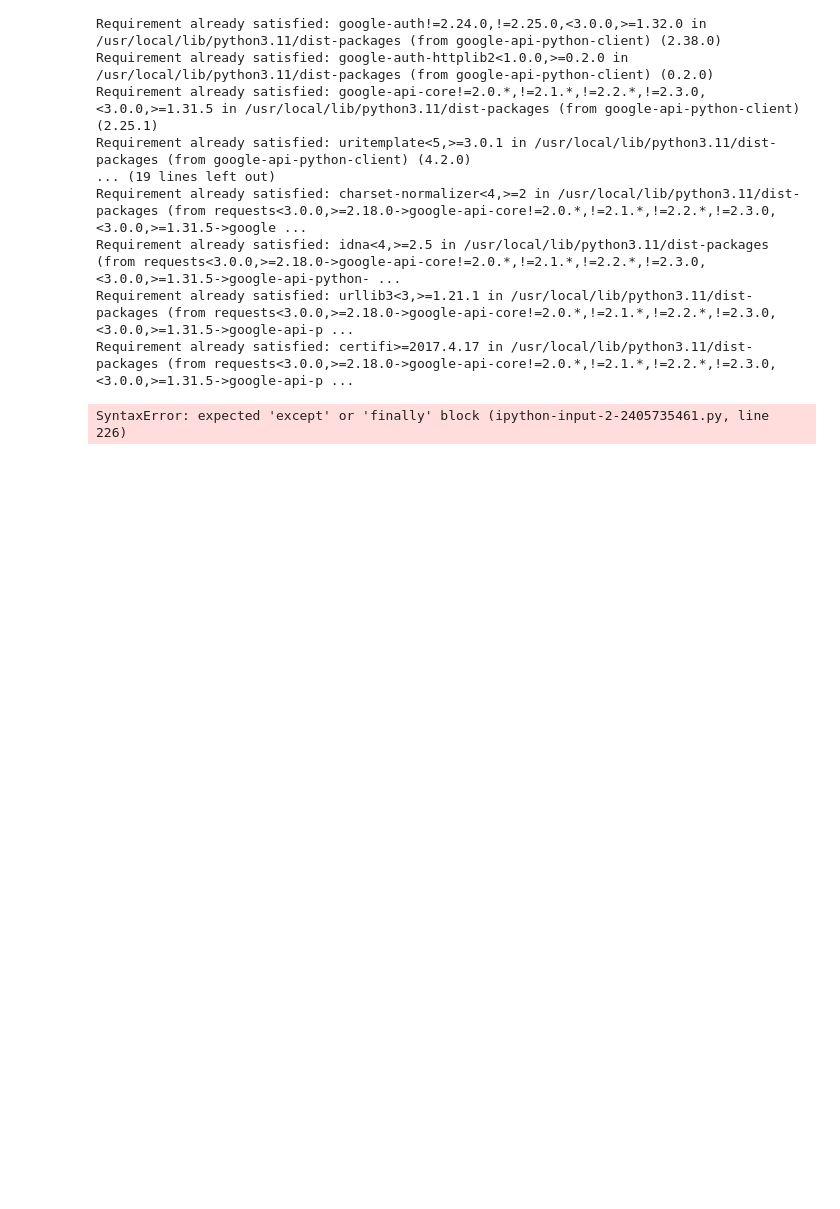
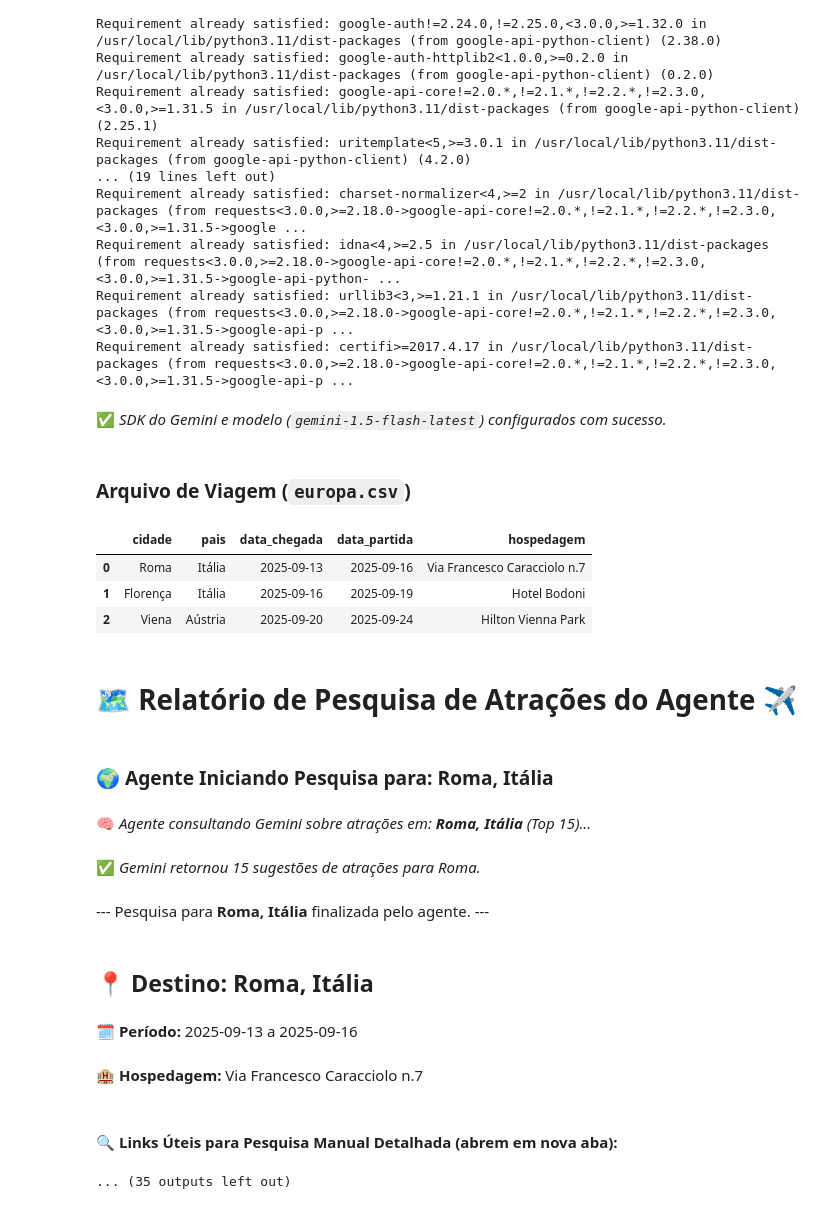
Before and after one commit to emello23/Alura-Gemini, a Jupyter notebook: Agente_nova_saida.ipynb, the cells around one changed output. Cells and saved outputs as stored; diff of their text form; code cells hidden in the pictures; blank space fills up the shorter version.

```diff
--- a/Agente_nova_saida.ipynb
+++ b/Agente_nova_saida.ipynb
@@ -227,24 +227,13 @@ def executar_planejador_viagem(caminho_arquivo_csv: str = 'europa.csv'):
         display(Markdown("<font color='red'>**Execução Interrompida.** API Key do Google ou modelo Gemini não configurados corretamente na inicialização.</font>"))
         return
 
-    # Salva todos os dados de atrações em um arquivo JSON
-    output_filename = "atracoes_pesquisadas.json"
-    try:
-        with open(output_filename, "w", encoding="utf-8") as f:
-            json.dump(dados_compilados, f, ensure_ascii=False, indent=4)
-        print(f"Dados salvos em {output_filename}")
-    except Exception as e:
-        print(f"Erro ao salvar dados em JSON: {e}")
-    return dados_compilados
-
     df_viagem = carregar_dados_viagem(caminho_arquivo_csv)
 
     if df_viagem is None:
         display(Markdown("<font color='red'>**Não foi possível prosseguir sem os dados da viagem.**</font>"))
         return
 
-    try:
-        agente_pesquisador = AgentePesquisadorAtracoes(modelo_llm=gemini_model_instance)
+    agente_pesquisador = AgentePesquisadorAtracoes(modelo_llm=gemini_model_instance)
 
     dados_compilados = {
         "titulo_pesquisa": "Relatório de Pesquisa de Atrações do Agente",
@@ -254,9 +243,6 @@ def executar_planejador_viagem(caminho_arquivo_csv: str = 'europa.csv'):
         "destinos_pesquisados": []
     }
 
-    except ValueError as e:
-        display(Markdown(f"<font color='red'>**Erro ao criar o agente pesquisador:** {e}</font>"))
-        return
 
     display(Markdown("\n# 🗺️ **Relatório de Pesquisa de Atrações do Agente** ✈️"))
 
@@ -292,36 +278,55 @@ def executar_planejador_viagem(caminho_arquivo_csv: str = 'europa.csv'):
 
             for i, atracao in enumerate(resultado_destino['sugestoes_gemini']):
                 tabela_atracoes_data.append([
                     i + 1,
                     atracao.get('nome', 'N/A'),
                     atracao.get('tipo_principal', 'N/A'),
                     atracao.get('descricao_enxuta', 'N/A'),
                     atracao.get('avaliacao_geral', 'N/A'),
                     atracao.get('destaque_principal', 'N/A')
                 ])
 
             tabela_formatada = tabulate(tabela_atracoes_data, headers=headers, tablefmt="pipe", stralign="left")
             display(Markdown(tabela_formatada))
         else:
             display(Markdown("<font color='orange'>⚠️ Nenhuma sugestão de atração específica retornada pelo Gemini para este destino. "
                              "Utilize os links de pesquisa manual acima.</font>"))
         display(Markdown("---")) # Separador visual entre destinos
 
     # Você pode querer fazer algo com 'resultados_completos' aqui, como salvar em um JSON.
     # Exemplo:
-    # with open('planejamento_viagem_atracoes.json', 'w', encoding='utf-8') as f:
-    #     json.dump(resultados_completos, f, ensure_ascii=False, indent=4)
-    # display(Markdown("\n💾 *Relatório completo também salvo em `planejamento_viagem_atracoes.json` (descomente para ativar).*"))
+    with open('planejamento_viagem_atracoes.json', 'w', encoding='utf-8') as f:
+        json.dump(resultados_completos, f, ensure_ascii=False, indent=4)
+    display(Markdown("\n💾 *Relatório completo também salvo em `planejamento_viagem_atracoes.json`.*"))
+    return resultados_completos
 
 # --- Ponto de Entrada da Execução ---
 if __name__ == "__main__":
     # Certifique-se de que as bibliotecas estão instaladas
     # Em um notebook Colab, você executaria !pip install -q pandas google-generativeai tabulate em uma célula separada.
     # Agora você pode chamar a função passando o caminho do seu arquivo CSV, por exemplo:
     # executar_planejador_viagem('meu_arquivo_viagem.csv')
     # Se nenhum caminho for fornecido, ele usará 'europa.csv' por padrão.
     executar_planejador_viagem()
 # %% [output]
+✅ *SDK do Gemini e modelo (`gemini-1.5-flash-latest`) configurados com sucesso.*
+### Arquivo de Viagem (`europa.csv`)
+|  | cidade | pais | data_chegada | data_partida | hospedagem |
+| 0 | Roma | Itália | 2025-09-13 | 2025-09-16 | Via Francesco Caracciolo n.7 |
+| 1 | Florença | Itália | 2025-09-16 | 2025-09-19 | Hotel Bodoni |
+| 2 | Viena | Aústria | 2025-09-20 | 2025-09-24 | Hilton Vienna Park |
+
+# 🗺️ **Relatório de Pesquisa de Atrações do Agente** ✈️
+
+### 🌍 Agente Iniciando Pesquisa para: **Roma, Itália**
+🧠 *Agente consultando Gemini sobre atrações em: **Roma, Itália** (Top 15)...*
+✅ *Gemini retornou 15 sugestões de atrações para Roma.*
+--- Pesquisa para **Roma, Itália** finalizada pelo agente. ---
+
+## 📍 Destino: **Roma, Itália**
+🗓️ **Período:** 2025-09-13 a 2025-09-16
+🏨 **Hospedagem:** Via Francesco Caracciolo n.7
+#### 🔍 Links Úteis para Pesquisa Manual Detalhada (abrem em nova aba):
-SyntaxError: expected 'except' or 'finally' block (ipython-input-2-2405735461.py, line 226)
+... (35 outputs left out)
 # %%
 dados_compilados = executar_planejador_viagem("/content/europa.csv")
```
Also changed, not shown: parts of 2 cells of this notebook.
